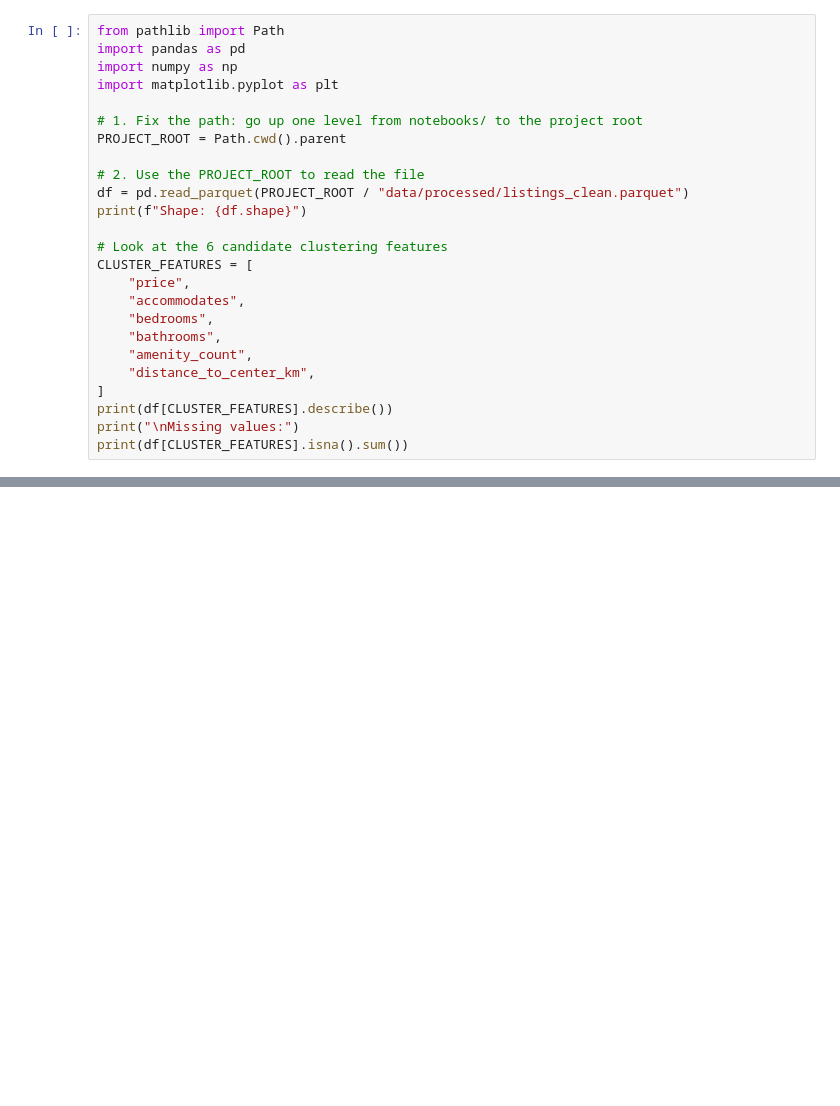
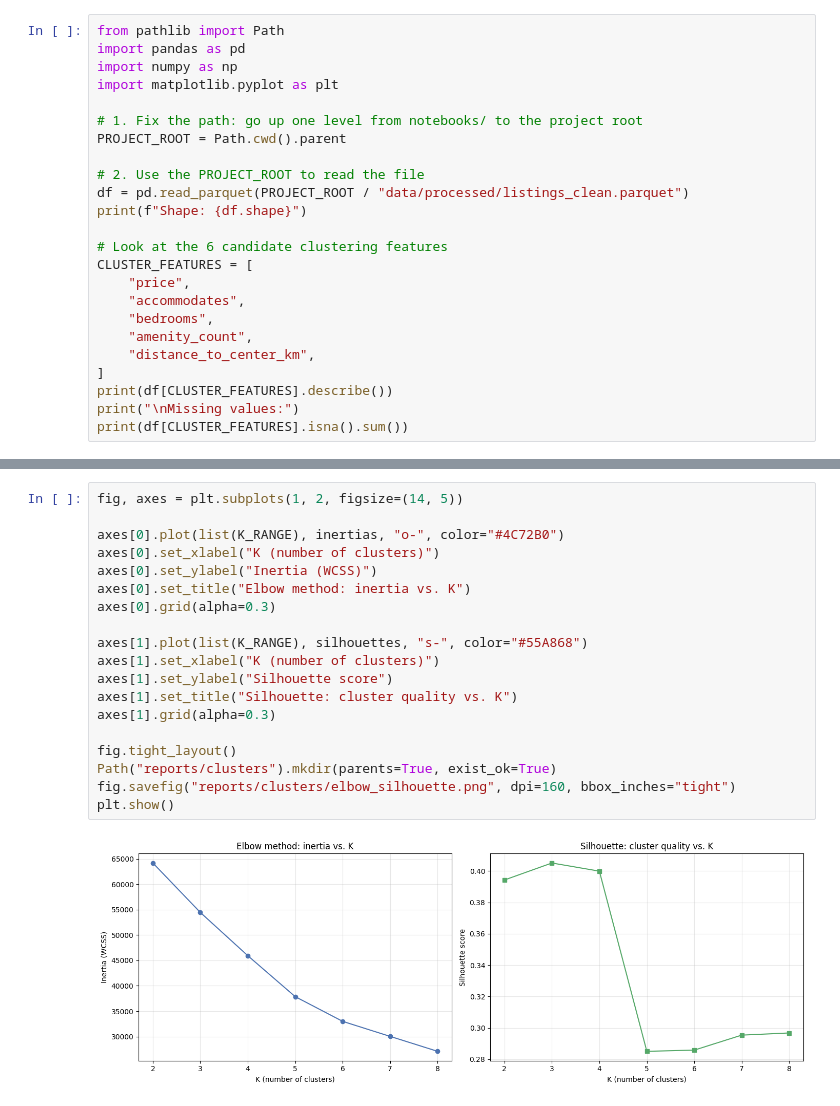
Before and after one commit to Bou-eng/market-analyzer, a Jupyter notebook: notebooks/03_clustering_experiments.ipynb, the cells around one changed output, grey strips where cells are left out. Drawn from its saved outputs; the diff is of its cells as text; blank space fills up the shorter version.

Commit message:
feat(clustering): add elbow and silhouette plots for K selection

```diff
--- a/notebooks/03_clustering_experiments.ipynb
+++ b/notebooks/03_clustering_experiments.ipynb
@@ -16,7 +16,6 @@ CLUSTER_FEATURES = [
     "price",
     "accommodates",
     "bedrooms",
-    "bathrooms",
     "amenity_count",
     "distance_to_center_km",
 ]
@@ -43,0 +80,21 @@ dtype: int64
+# %%
+fig, axes = plt.subplots(1, 2, figsize=(14, 5))
+
+axes[0].plot(list(K_RANGE), inertias, "o-", color="#4C72B0")
+axes[0].set_xlabel("K (number of clusters)")
+axes[0].set_ylabel("Inertia (WCSS)")
+axes[0].set_title("Elbow method: inertia vs. K")
+axes[0].grid(alpha=0.3)
+
+axes[1].plot(list(K_RANGE), silhouettes, "s-", color="#55A868")
+axes[1].set_xlabel("K (number of clusters)")
+axes[1].set_ylabel("Silhouette score")
+axes[1].set_title("Silhouette: cluster quality vs. K")
+axes[1].grid(alpha=0.3)
+
+fig.tight_layout()
+Path("reports/clusters").mkdir(parents=True, exist_ok=True)
+fig.savefig("reports/clusters/elbow_silhouette.png", dpi=160, bbox_inches="tight")
+plt.show()
+# %% [output]
+[figure, added]
```
Also changed, not shown: parts of 3 cells of this notebook, 1 other file.
